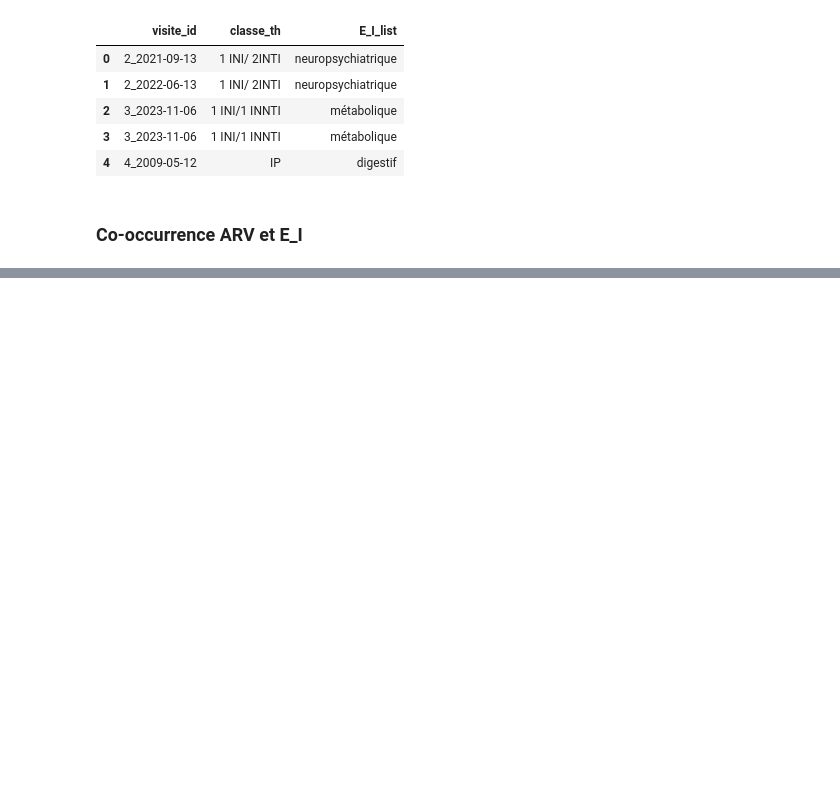
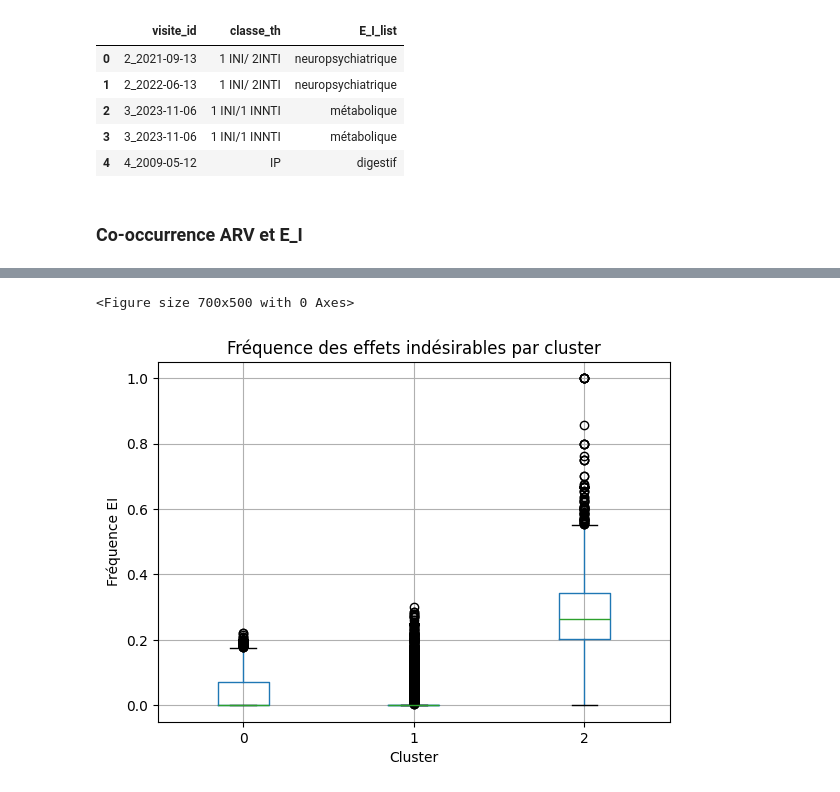
Before and after one commit to touXik/OCTAVIA, a Jupyter notebook: Prescription/analyse_descriptive.ipynb, the cells around one changed output, grey strips where cells are left out. Saved outputs shown, nothing was run; the diff lists cells and outputs as text; code cells hidden in the pictures; blank space fills up the shorter version.

```diff
--- a/Prescription/analyse_descriptive.ipynb
+++ b/Prescription/analyse_descriptive.ipynb
@@ -573,0 +686,11 @@ plt.show()
+# %%
+plt.figure(figsize=(7,5))
+patient_df.boxplot(column='freq_EI', by='cluster')
+plt.title('Fréquence des effets indésirables par cluster')
+plt.suptitle('')
+plt.xlabel('Cluster')
+plt.ylabel('Fréquence EI')
+plt.show()
+# %% [output]
+<Figure size 700x500 with 0 Axes>
+[figure, added]
```
Also changed, not shown: parts of 21 cells of this notebook, 1 other file.
